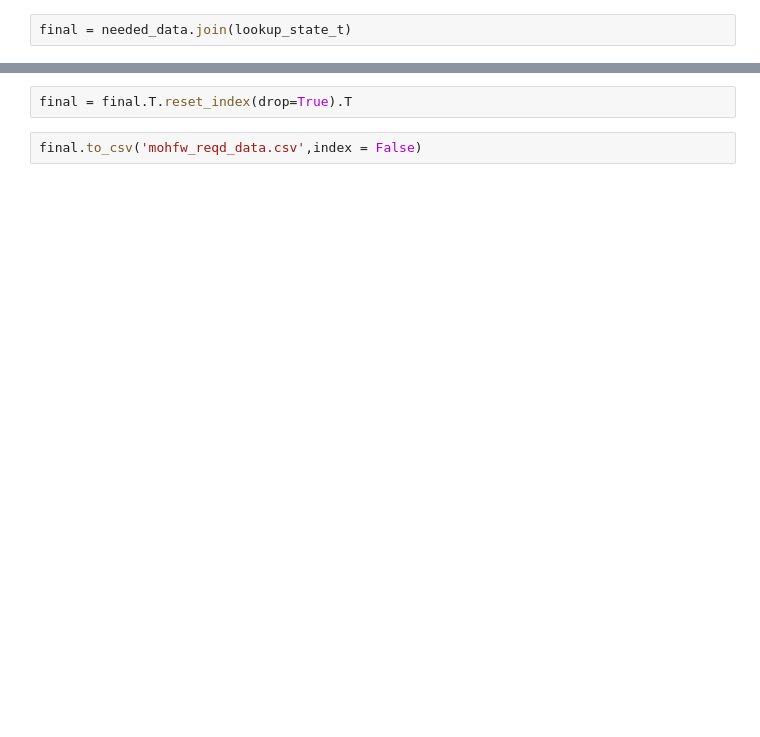
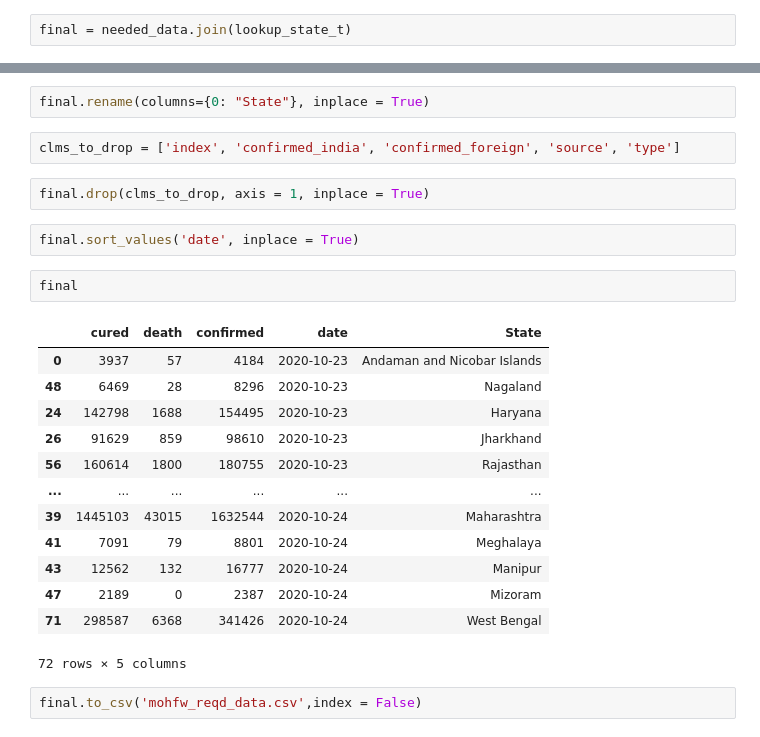
Before and after one commit to Krish8653/Covid_19_India, a Jupyter notebook: Import_Mohfw_JSON.ipynb, the cells around one changed output, grey strips where cells are left out. Cells and saved outputs as stored; diff of their text form; blank space fills up the shorter version.

```diff
--- a/Import_Mohfw_JSON.ipynb
+++ b/Import_Mohfw_JSON.ipynb
@@ -199,4 +195,26 @@ final.reset_index()
-# %%
-final = final.T.reset_index(drop=True).T
+# %%
+final.rename(columns={0: "State"}, inplace = True)
+# %%
+clms_to_drop = ['index', 'confirmed_india', 'confirmed_foreign', 'source', 'type']
+# %%
+final.drop(clms_to_drop, axis = 1, inplace = True)
+# %%
+final.sort_values('date', inplace = True)
+# %%
+final
+# %% [output]
+|  | cured | death | confirmed | date | State |
+| 0 | 3937 | 57 | 4184 | 2020-10-23 | Andaman and Nicobar Islands |
+| 48 | 6469 | 28 | 8296 | 2020-10-23 | Nagaland |
+| 24 | 142798 | 1688 | 154495 | 2020-10-23 | Haryana |
+| 26 | 91629 | 859 | 98610 | 2020-10-23 | Jharkhand |
+| 56 | 160614 | 1800 | 180755 | 2020-10-23 | Rajasthan |
+| ... | ... | ... | ... | ... | ... |
+| 39 | 1445103 | 43015 | 1632544 | 2020-10-24 | Maharashtra |
+| 41 | 7091 | 79 | 8801 | 2020-10-24 | Meghalaya |
+| 43 | 12562 | 132 | 16777 | 2020-10-24 | Manipur |
+| 47 | 2189 | 0 | 2387 | 2020-10-24 | Mizoram |
+| 71 | 298587 | 6368 | 341426 | 2020-10-24 | West Bengal |
+72 rows × 5 columns
 # %%
 final.to_csv('mohfw_reqd_data.csv',index = False)
```
Also changed, not shown: parts of 9 cells of this notebook, 5 other files.
